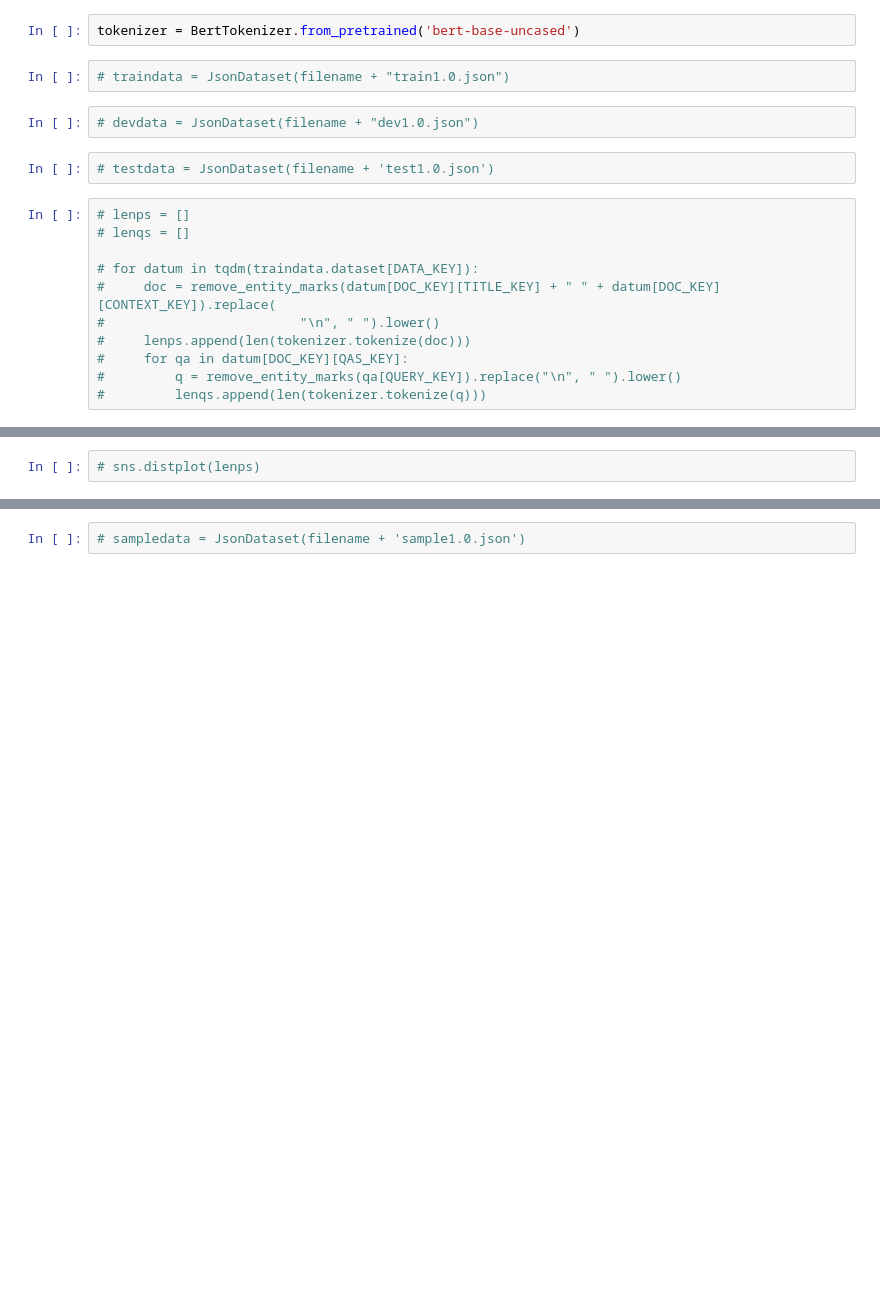
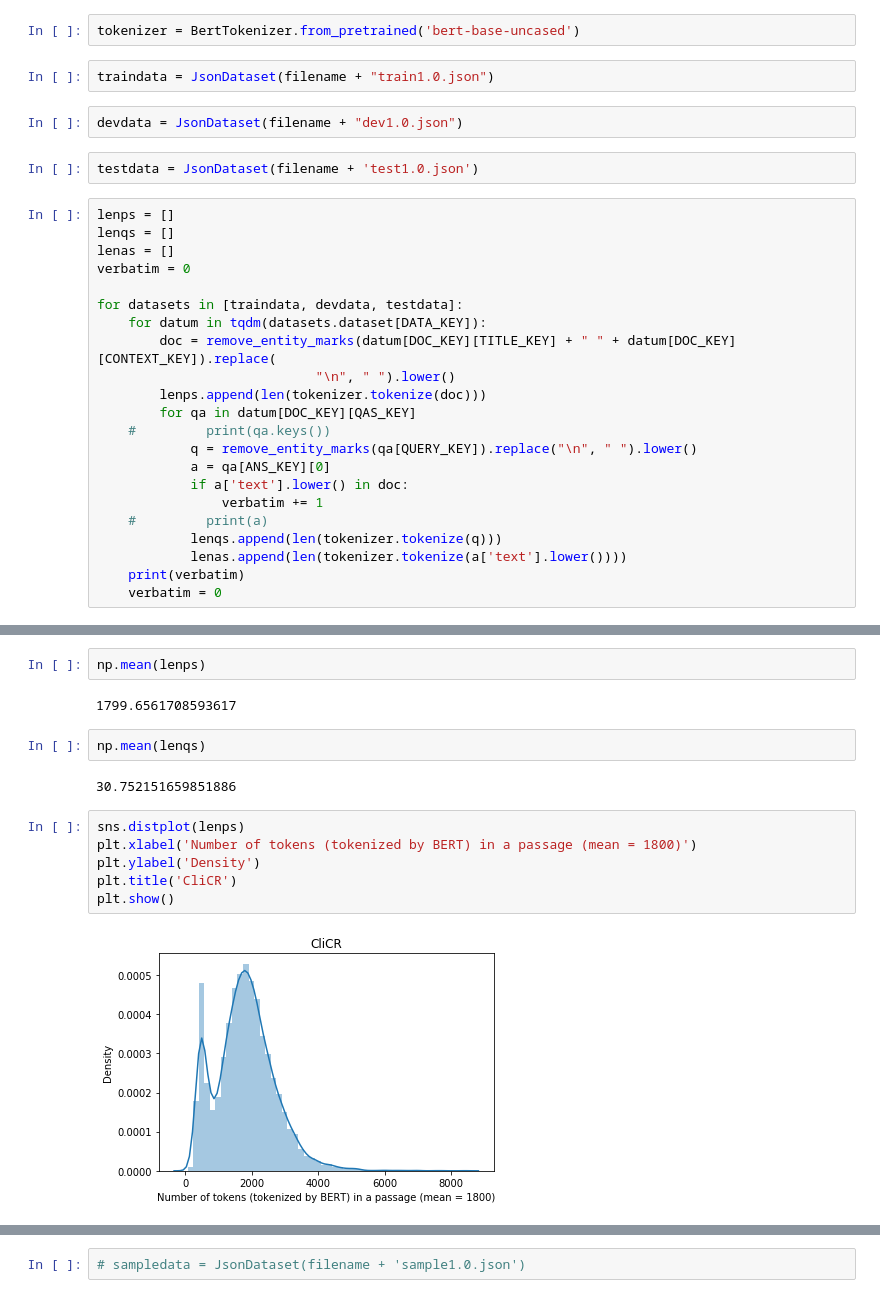
Before and after one commit to phuongpm241/thesis_work, a Jupyter notebook: exploration_data.ipynb, the cells around one changed output, grey strips where cells are left out. Saved outputs shown, nothing was run; the diff lists cells and outputs as text; blank space fills up the shorter version.

```diff
--- a/exploration_data.ipynb
+++ b/exploration_data.ipynb
@@ -15,19 +16,30 @@ filename = "/data/medg/misc/phuongpm/"
 # %%
 tokenizer = BertTokenizer.from_pretrained('bert-base-uncased')
 # %%
-# traindata = JsonDataset(filename + "train1.0.json")
+traindata = JsonDataset(filename + "train1.0.json")
 # %%
-# devdata = JsonDataset(filename + "dev1.0.json")
+devdata = JsonDataset(filename + "dev1.0.json")
 # %%
-# testdata = JsonDataset(filename + 'test1.0.json')
+testdata = JsonDataset(filename + 'test1.0.json')
 # %%
-# lenps = []
-# lenqs = []
+lenps = []
+lenqs = []
+lenas = []
+verbatim = 0
 
-# for datum in tqdm(traindata.dataset[DATA_KEY]):
-#     doc = remove_entity_marks(datum[DOC_KEY][TITLE_KEY] + " " + datum[DOC_KEY][CONTEXT_KEY]).replace(
-#                         "\n", " ").lower()
-#     lenps.append(len(tokenizer.tokenize(doc)))
-#     for qa in datum[DOC_KEY][QAS_KEY]:
-#         q = remove_entity_marks(qa[QUERY_KEY]).replace("\n", " ").lower()
-#         lenqs.append(len(tokenizer.tokenize(q)))
+for datasets in [traindata, devdata, testdata]:
+    for datum in tqdm(datasets.dataset[DATA_KEY]):
+        doc = remove_entity_marks(datum[DOC_KEY][TITLE_KEY] + " " + datum[DOC_KEY][CONTEXT_KEY]).replace(
+                            "\n", " ").lower()
+        lenps.append(len(tokenizer.tokenize(doc)))
+        for qa in datum[DOC_KEY][QAS_KEY]
+    #         print(qa.keys())
+            q = remove_entity_marks(qa[QUERY_KEY]).replace("\n", " ").lower()
+            a = qa[ANS_KEY][0]
+            if a['text'].lower() in doc:
+                verbatim += 1
+    #         print(a)
+            lenqs.append(len(tokenizer.tokenize(q)))
+            lenas.append(len(tokenizer.tokenize(a['text'].lower())))
+    print(verbatim)
+    verbatim = 0
@@ -34,2 +50,16 @@ tokenizer = BertTokenizer.from_pretrained('bert-base-uncased')
-# %%
-# sns.distplot(lenps)
+# %%
+np.mean(lenps)
+# %% [output]
+1799.6561708593617
+# %%
+np.mean(lenqs)
+# %% [output]
+30.752151659851886
+# %%
+sns.distplot(lenps)
+plt.xlabel('Number of tokens (tokenized by BERT) in a passage (mean = 1800)')
+plt.ylabel('Density')
+plt.title('CliCR')
+plt.show()
+# %% [output]
+[figure, added]
```
Also changed, not shown: parts of 22 cells of this notebook, 17 other files.
